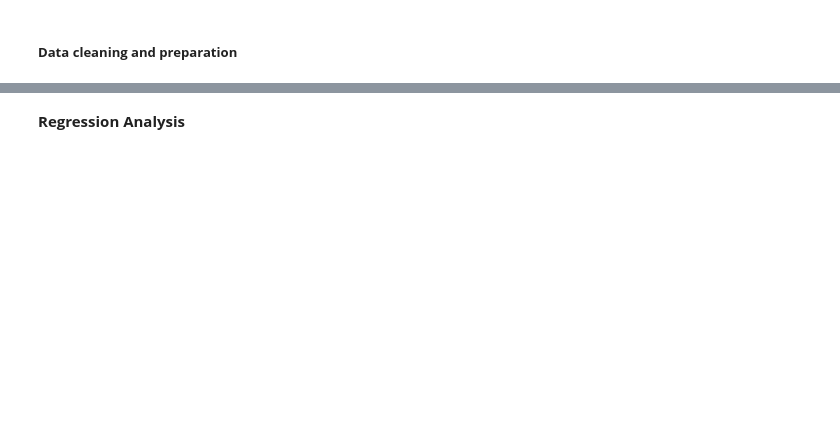
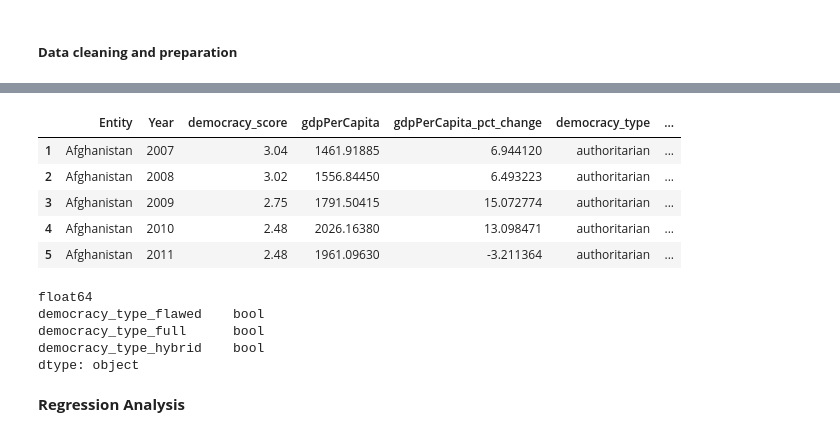
Before and after one commit to dt1930/ADI-2024, a Jupyter notebook: Week-2-Assignment.ipynb, the cells around one changed output, grey strips where cells are left out. Drawn from its saved outputs; the diff is of its cells as text; code cells hidden in the pictures; blank space fills up the shorter version.

```diff
--- a/Week-2-Assignment.ipynb
+++ b/Week-2-Assignment.ipynb
@@ -10,0 +350,6 @@ Does democracy cause economic growth?
+# %%
+# Remove all rows where Year is 2006
+merged_df = merged_df[merged_df['Year'] != 2006]
+
+# Display the first few rows to verify the changes
+merged_df.head()
@@ -10,0 +363,19 @@ Does democracy cause economic growth?
+# %%
+# Define a function to categorize democracy scores
+def categorize_democracy(score):
+  if 8.00 <= score <= 10.00:
+    return 'full'
+  elif 6.00 <= score <= 7.99:
+    return 'flawed'
+  elif 4.00 <= score <= 5.99:
+    return 'hybrid'
+  elif 0.00 <= score <= 3.99:
+    return 'authoritarian'
+  else:
+    return 'unknown'
+
+# Apply the function to create a new column 'democracy_type'
+merged_df['democracy_type'] = merged_df['democracy_score'].apply(categorize_democracy)
+
+# Display the first few rows to verify the changes
+merged_df.head()
@@ -11,2 +389,27 @@ Does democracy cause economic growth?
+# %%
+# Create dummy variables for 'democracy_type' with 'authoritarian' as the baseline
+democracy_type_dummies = pd.get_dummies(merged_df['democracy_type'], prefix='democracy_type', drop_first=True)
+
+# Concatenate the dummy variables with the original dataframe
+merged_df = pd.concat([merged_df, democracy_type_dummies], axis=1)
+
+# Display the first few rows to verify the changes
+merged_df.head()
+# %% [output]
+|  | Entity | Year | democracy_score | gdpPerCapita | gdpPerCapita_pct_change | democracy_type | ... |
+| 1 | Afghanistan | 2007 | 3.04 | 1461.91885 | 6.944120 | authoritarian | ... |
+| 2 | Afghanistan | 2008 | 3.02 | 1556.84450 | 6.493223 | authoritarian | ... |
+| 3 | Afghanistan | 2009 | 2.75 | 1791.50415 | 15.072774 | authoritarian | ... |
+| 4 | Afghanistan | 2010 | 2.48 | 2026.16380 | 13.098471 | authoritarian | ... |
+| 5 | Afghanistan | 2011 | 2.48 | 1961.09630 | -3.211364 | authoritarian | ... |
+# %%
+print(merged_df['gdpPerCapita_pct_change'].dtype)
+print(merged_df[['democracy_type_flawed', 'democracy_type_full', 'democracy_type_hybrid']].dtypes)
+# %% [output]
+float64
+democracy_type_flawed    bool
+democracy_type_full      bool
+democracy_type_hybrid    bool
+dtype: object
 # %% [markdown]
 **Regression Analysis**
```
Also changed, not shown: parts of 29 cells of this notebook, 2 other files.
